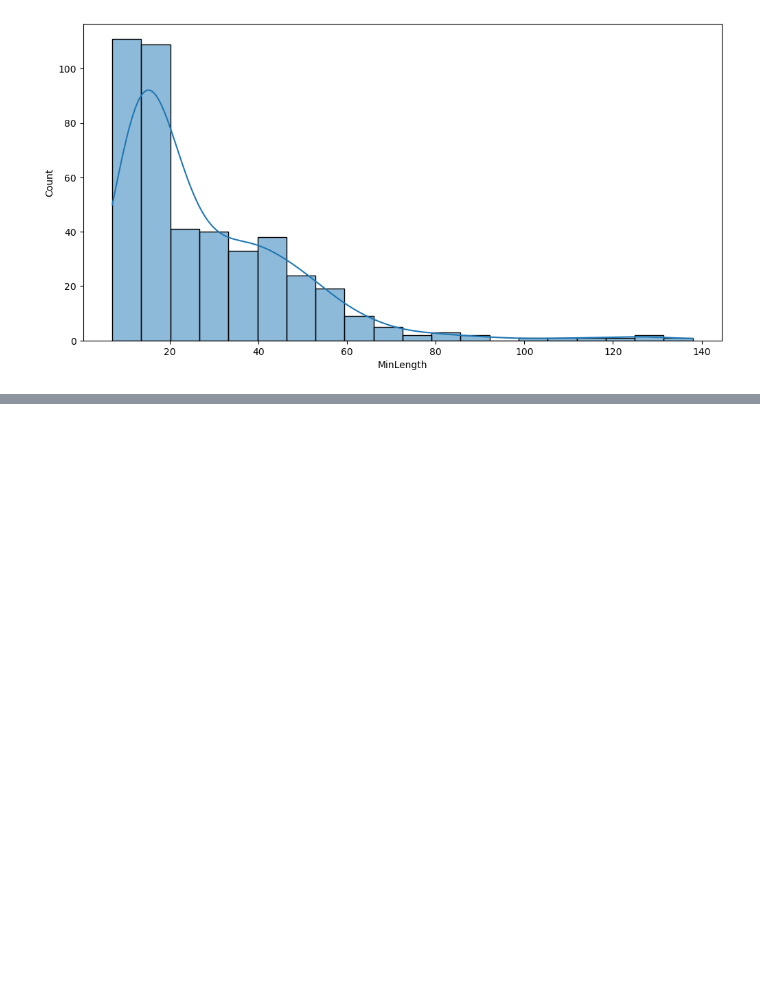
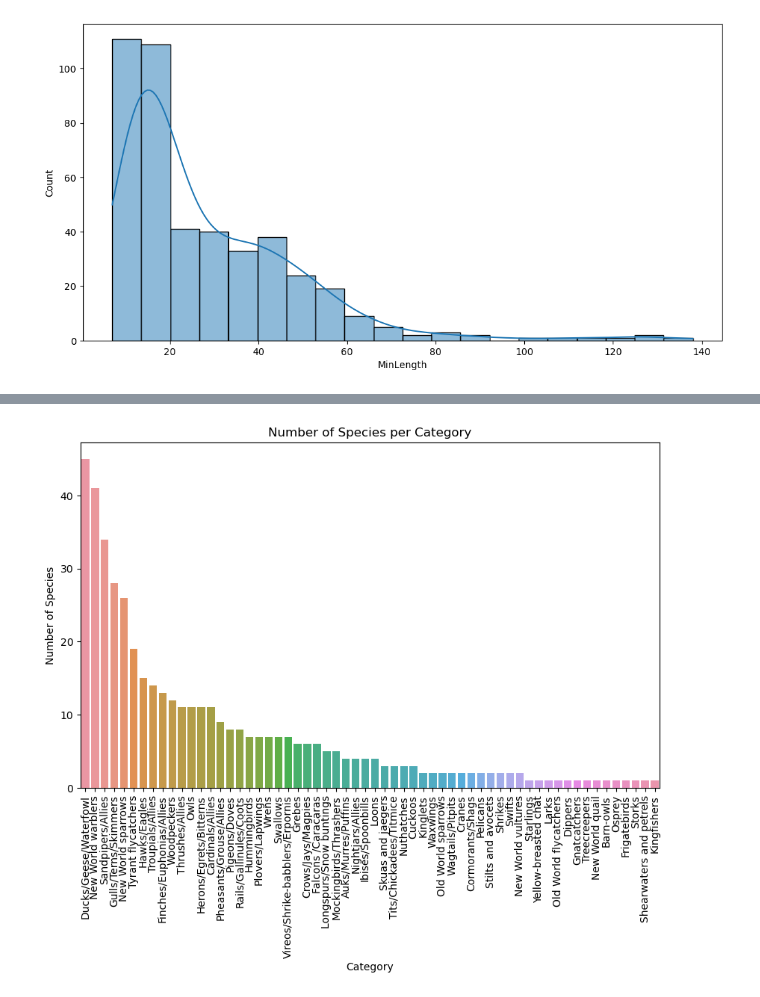
Before and after one commit to yldrmgaye/gayesu, a Jupyter notebook: 3-week-studies-1.ipynb, the cells around one changed output, grey strips where cells are left out. Saved outputs shown, nothing was run; the diff lists cells and outputs as text; code cells hidden in the pictures; blank space fills up the shorter version.

```diff
--- a/3-week-studies-1.ipynb
+++ b/3-week-studies-1.ipynb
@@ -248,0 +242,4 @@ sns.regplot(
+# %%
+Category_counts=birds["Category"].value_counts()
+df = pd.DataFrame({'Category': Category_counts.index, 'SpeciesCount': Category_counts.values})
+df
@@ -248,0 +264,10 @@ sns.regplot(
+# %%
+plt.figure(figsize=(10, 6))
+sns.barplot(x='Category', y='SpeciesCount', data=df)
+plt.xticks(rotation=90)
+plt.xlabel('Category')
+plt.ylabel('Number of Species')
+plt.title('Number of Species per Category')
+plt.show()
+# %% [output]
+[figure, added]
```
Also changed, not shown: parts of 15 cells of this notebook.
